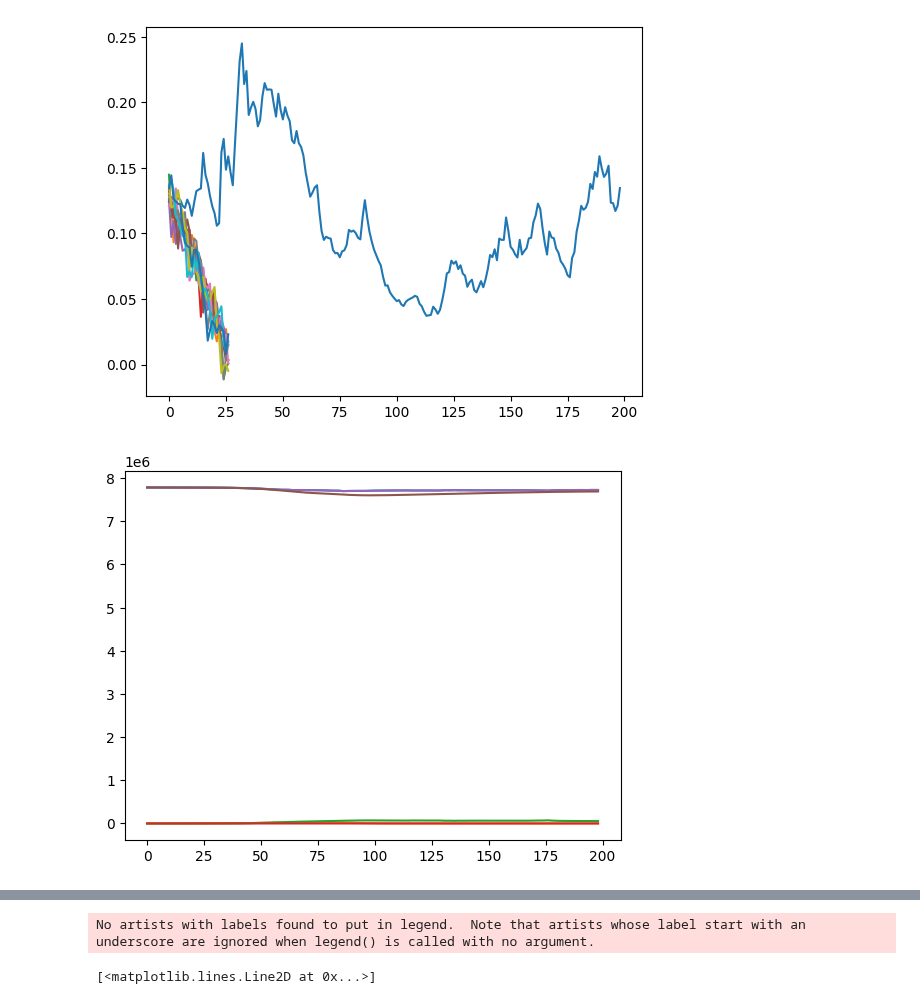
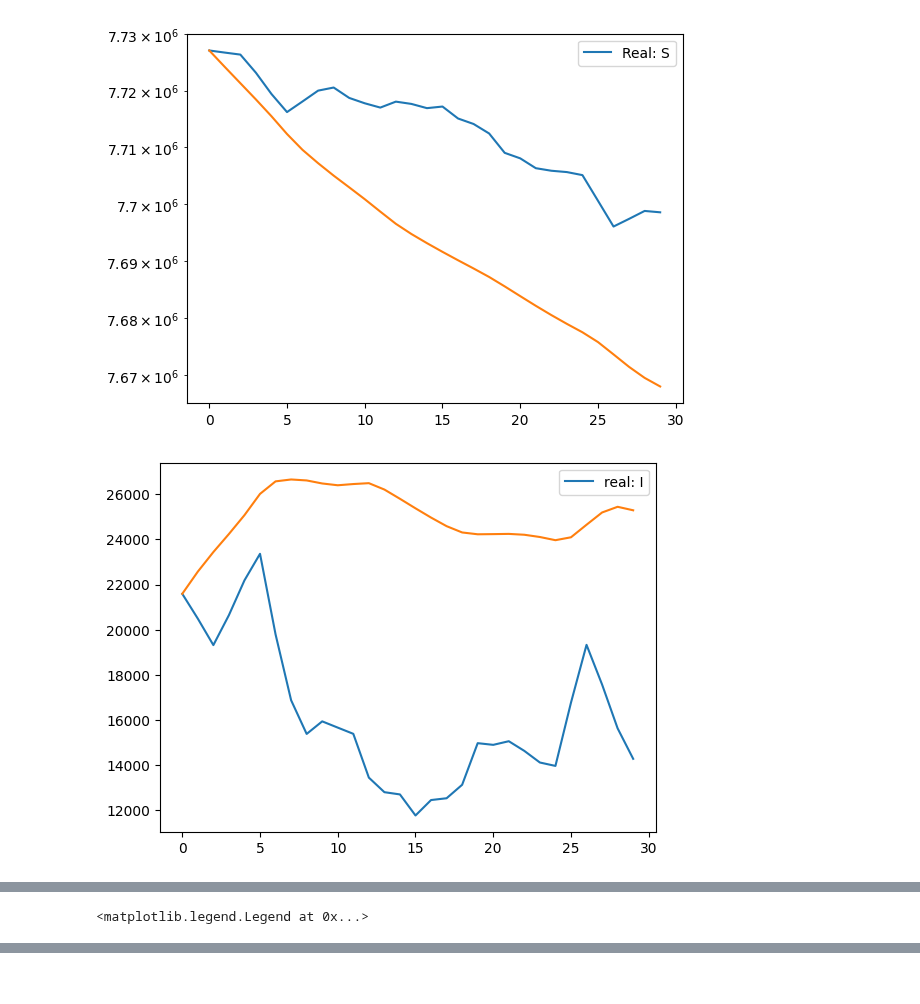
Before and after one commit to atiumcache/PF_forecast, a Jupyter notebook: juptyer notebooks/LSODA_forecasting.ipynb, the cells around one changed output, grey strips where cells are left out. Drawn from its saved outputs; the diff is of its cells as text; code cells hidden in the pictures.

```diff
--- a/juptyer notebooks/LSODA_forecasting.ipynb
+++ b/juptyer notebooks/LSODA_forecasting.ipynb
@@ -21,13 +21,13 @@ pf_beta = pd.read_csv('../datasets/average_beta.csv').to_numpy()
 pf_beta = np.delete(pf_beta,0,1).squeeze()
 
 
-t_span = [0,199]
+t_span = [60,90]
 
-plt.plot(pf_beta[t_span[0]:t_span[1]])
-#plt.plot([p_beta(t) for t in range(26)])
-for i in range(10):
-    plt.plot(predicted_beta[i,:])
-plt.show()
+# plt.plot(pf_beta[t_span[0]:t_span[1]])
+# #plt.plot([p_beta(t) for t in range(26)])
+# for i in range(10):
+#     plt.plot(predicted_beta[i,:])
+# plt.show()
 
 
 
@@ -64,41 +64,42 @@ def Jacobian(t,state,par):
                         [0,par.gamma/par.D,0,0,0,],])
 
 def beta(t):
     return pf_beta[t]
     #return 0.1
 
 state = np.array([estimated_state[t_span[0] - t] for t in range(1)])
 
 state = np.mean(state,axis=0)
 
 
 y0 = np.concatenate((state,observations[t_span[0]]))
 
 par={
 "beta":beta,
 "gamma":0.06,
 "hosp":10,
 "L":90,
 "D":10}
 
 sol =  solve_ivp(fun=lambda t,z: RHS_H(t,z,par),
                     #jac=lambda t,z:Jacobian(t,z,par),
                     t_span=t_span,
                     t_eval= np.linspace(t_span[0],t_span[1],num=round(t_span[1] - t_span[0])),
                     y0=y0,
                     method='RK45')
 
+plt.yscale('log')
+labels = ['Real: S','real: I','Real: R','Real: H']
+for i in range(4):
+    plt.plot(estimated_state[t_span[0]:t_span[1],i],label = labels[i])
+    plt.plot(sol.y[i,:])
+    plt.legend()
+    plt.show()
 
-labels = ['S','I','R','H']
-plt.plot(estimated_state[t_span[0]:t_span[1]],label = labels)
-for i in range(4):
-    plt.plot(estimated_state[t_span[0]:t_span[1],i],label = labels)
-    plt.plot(sol.y[i,:])
-    plt.show()
+plt.title("New Hospitalizatons")
+plt.plot(np.diff(sol.y[4,:]),label = "Simulated")
+plt.plot(observations[t_span[0]:t_span[1]])
 plt.legend()
-
-plt.plot(np.diff(sol.y[4,:]))
-plt.plot(observations[t_span[0]:t_span[1]])
 # %% [output]
-[figure, old version]
+[figure, new version]
-[figure, old version]
+[figure, new version]
@@ -106,0 +108 @@ plt.plot(observations[t_span[0]:t_span[1]])
+<matplotlib.legend.Legend at 0x...>
@@ -108,2 +109,0 @@ plt.plot(observations[t_span[0]:t_span[1]])
-No artists with labels found to put in legend.  Note that artists whose label start with an underscore are ignored when legend() is called with no argument.
-[<matplotlib.lines.Line2D at 0x...>]
```
Also changed, not shown: parts of 1 cell of this notebook.
